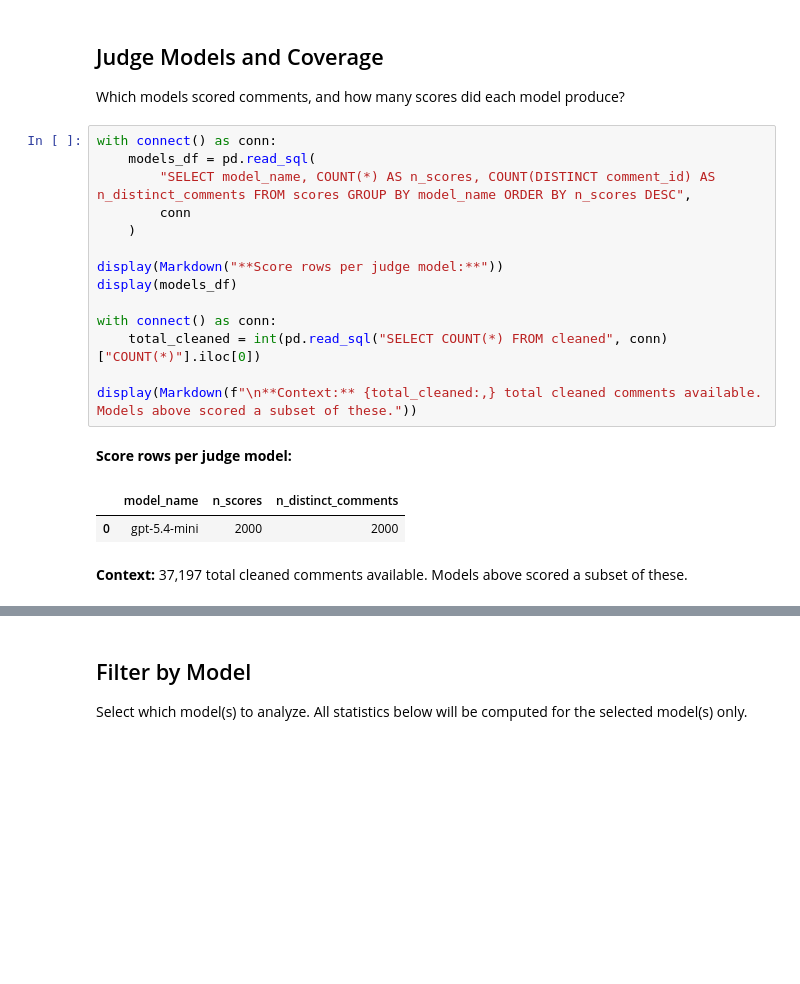
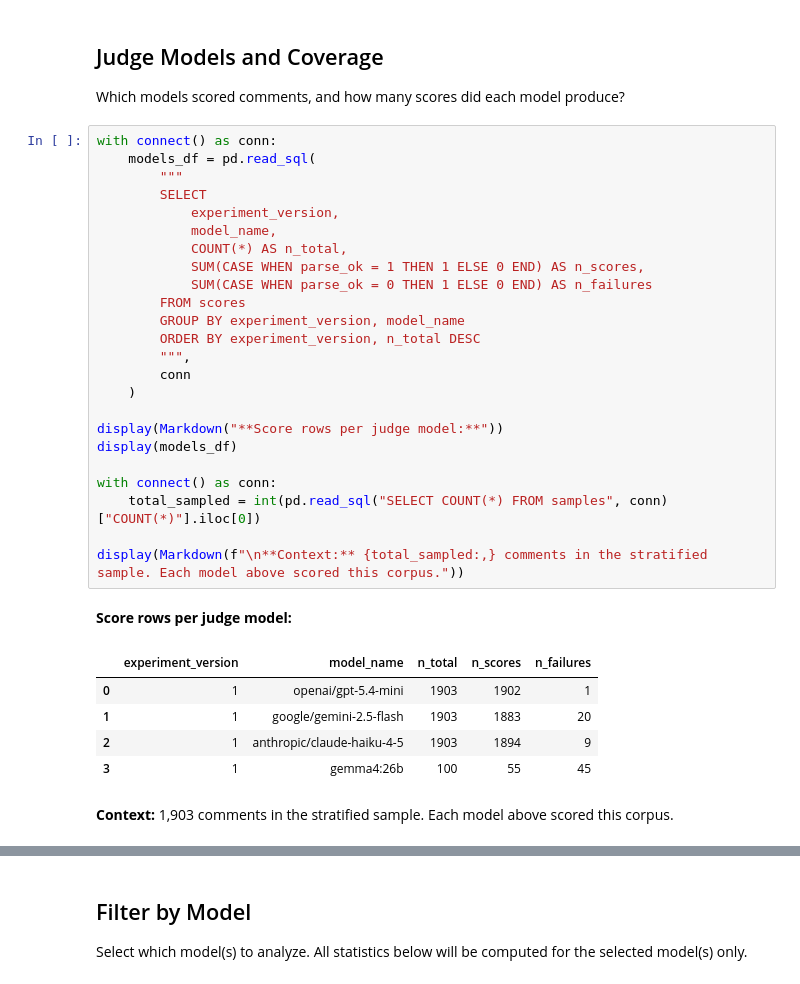
Before and after one commit to naataaniitsosie/swe-principals, a Jupyter notebook: notebooks/score_analysis.ipynb, the cells around one changed output, grey strips where cells are left out. Drawn from its saved outputs; the diff is of its cells as text; blank space fills up the shorter version.

```diff
--- a/notebooks/score_analysis.ipynb
+++ b/notebooks/score_analysis.ipynb
@@ -53,20 +55,33 @@ Which models scored comments, and how many scores did each model produce?
 # %%
 with connect() as conn:
     models_df = pd.read_sql(
-        "SELECT model_name, COUNT(*) AS n_scores, COUNT(DISTINCT comment_id) AS n_distinct_comments FROM scores GROUP BY model_name ORDER BY n_scores DESC",
+        """
+        SELECT
+            experiment_version,
+            model_name,
+            COUNT(*) AS n_total,
+            SUM(CASE WHEN parse_ok = 1 THEN 1 ELSE 0 END) AS n_scores,
+            SUM(CASE WHEN parse_ok = 0 THEN 1 ELSE 0 END) AS n_failures
+        FROM scores
+        GROUP BY experiment_version, model_name
+        ORDER BY experiment_version, n_total DESC
+        """,
         conn
     )
 
 display(Markdown("**Score rows per judge model:**"))
 display(models_df)
 
 with connect() as conn:
-    total_cleaned = int(pd.read_sql("SELECT COUNT(*) FROM cleaned", conn)["COUNT(*)"].iloc[0])
+    total_sampled = int(pd.read_sql("SELECT COUNT(*) FROM samples", conn)["COUNT(*)"].iloc[0])
 
-display(Markdown(f"\n**Context:** {total_cleaned:,} total cleaned comments available. Models above scored a subset of these."))
+display(Markdown(f"\n**Context:** {total_sampled:,} comments in the stratified sample. Each model above scored this corpus."))
 # %% [output]
 **Score rows per judge model:**
-|  | model_name | n_scores | n_distinct_comments |
-| 0 | gpt-5.4-mini | 2000 | 2000 |
+|  | experiment_version | model_name | n_total | n_scores | n_failures |
+| 0 | 1 | openai/gpt-5.4-mini | 1903 | 1902 | 1 |
+| 1 | 1 | google/gemini-2.5-flash | 1903 | 1883 | 20 |
+| 2 | 1 | anthropic/claude-haiku-4-5 | 1903 | 1894 | 9 |
+| 3 | 1 | gemma4:26b | 100 | 55 | 45 |
 
-**Context:** 37,197 total cleaned comments available. Models above scored a subset of these.
+**Context:** 1,903 comments in the stratified sample. Each model above scored this corpus.
```
Also changed, not shown: parts of 15 cells of this notebook, 8 other files.
